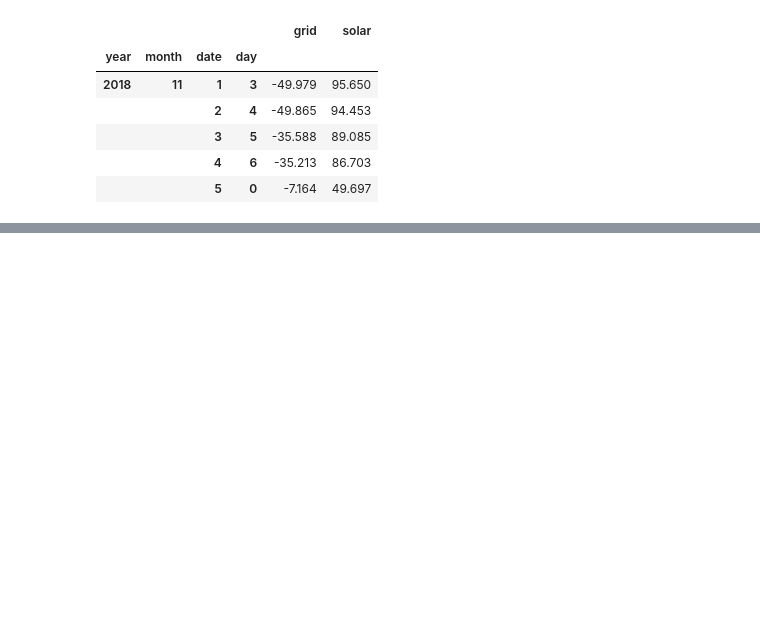
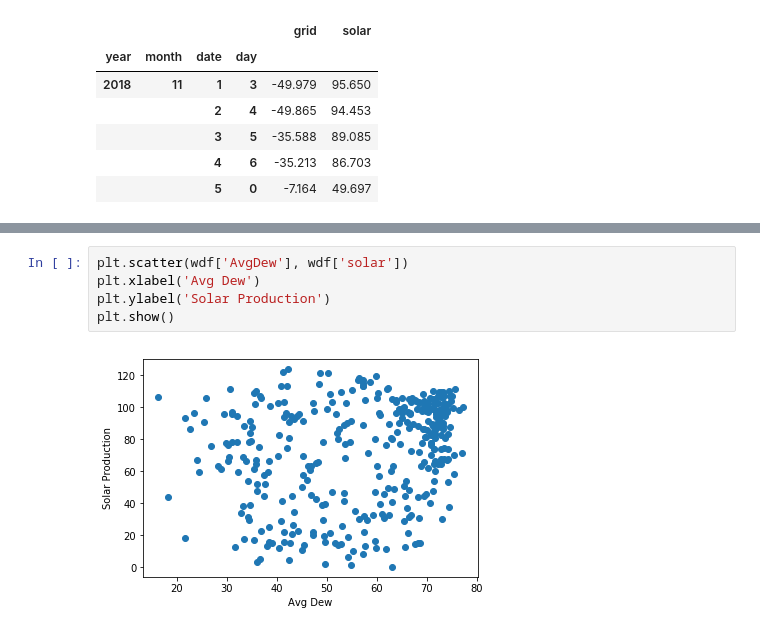
Before and after one commit to mew177/Solar_Battery_Balance_System, a Jupyter notebook: Code/Analysis.ipynb, the cells around one changed output, grey strips where cells are left out. Drawn from its saved outputs; the diff is of its cells as text; blank space fills up the shorter version.

```diff
--- a/Code/Analysis.ipynb
+++ b/Code/Analysis.ipynb
@@ -111,0 +131,7 @@ array([137.33565067])
+# %%
+plt.scatter(wdf['AvgDew'], wdf['solar'])
+plt.xlabel('Avg Dew')
+plt.ylabel('Solar Production')
+plt.show()
+# %% [output]
+[figure, added]
```
Also changed, not shown: parts of 13 cells of this notebook, 3 other files.
